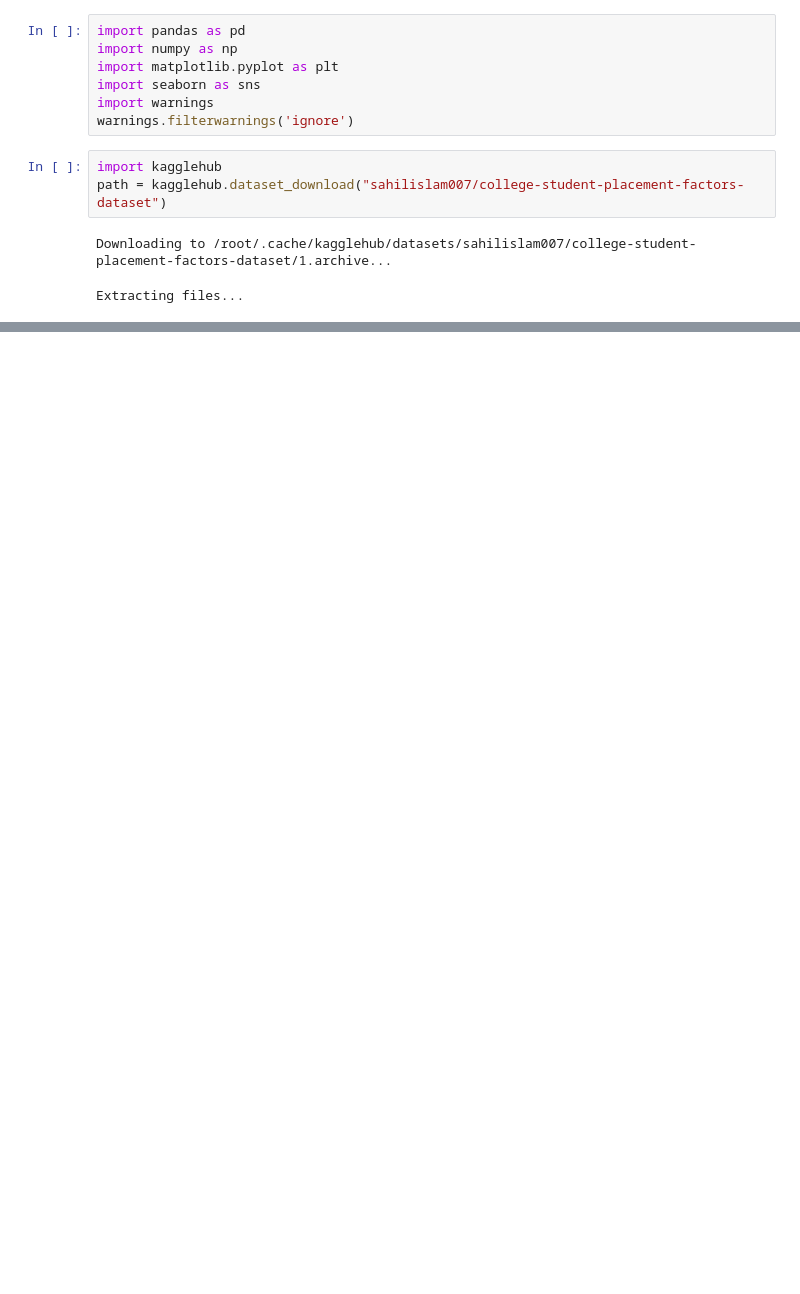
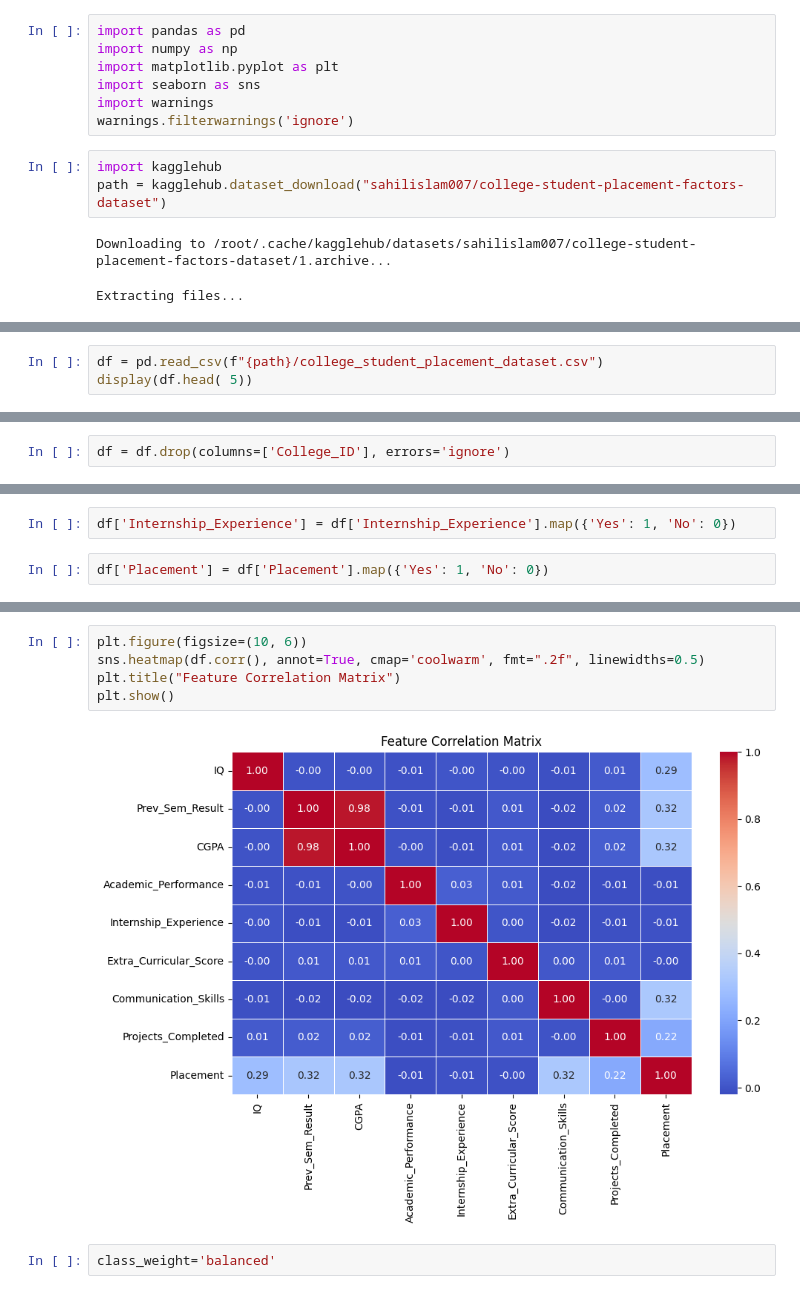
Before and after one commit to Comrade123-123/Student-placement-prediction, a Jupyter notebook: Untitled3.ipynb, the cells around one changed output, grey strips where cells are left out. Cells and saved outputs as stored; diff of their text form; blank space fills up the shorter version.

```diff
--- a/Untitled3.ipynb
+++ b/Untitled3.ipynb
@@ -15,0 +21,3 @@ Extracting files...
+# %%
+df = pd.read_csv(f"{path}/college_student_placement_dataset.csv")
+display(df.head( 5))
@@ -15,0 +72,2 @@ Extracting files...
+# %%
+df = df.drop(columns=['College_ID'], errors='ignore')
@@ -15,0 +80,4 @@ Extracting files...
+# %%
+df['Internship_Experience'] = df['Internship_Experience'].map({'Yes': 1, 'No': 0})
+# %%
+df['Placement'] = df['Placement'].map({'Yes': 1, 'No': 0})
@@ -15,0 +129,9 @@ Extracting files...
+# %%
+plt.figure(figsize=(10, 6))
+sns.heatmap(df.corr(), annot=True, cmap='coolwarm', fmt=".2f", linewidths=0.5)
+plt.title("Feature Correlation Matrix")
+plt.show()
+# %% [output]
+[figure, added]
+# %%
+class_weight='balanced'
```
Also changed, not shown: parts of 29 cells of this notebook.
